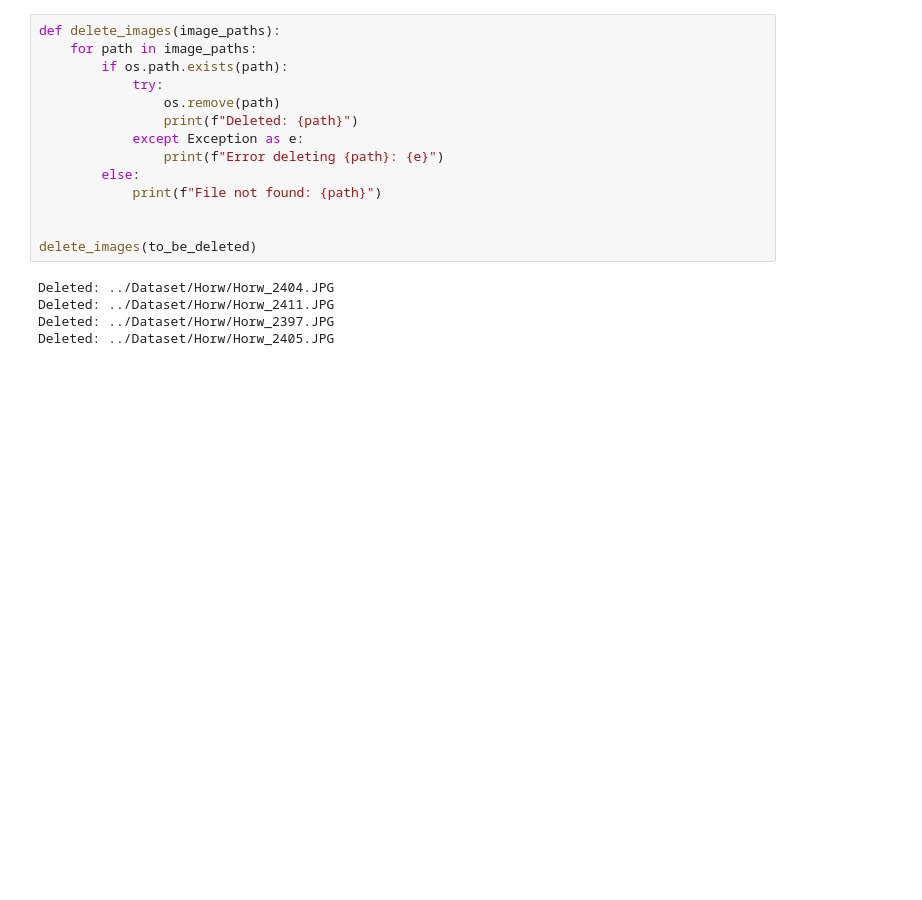
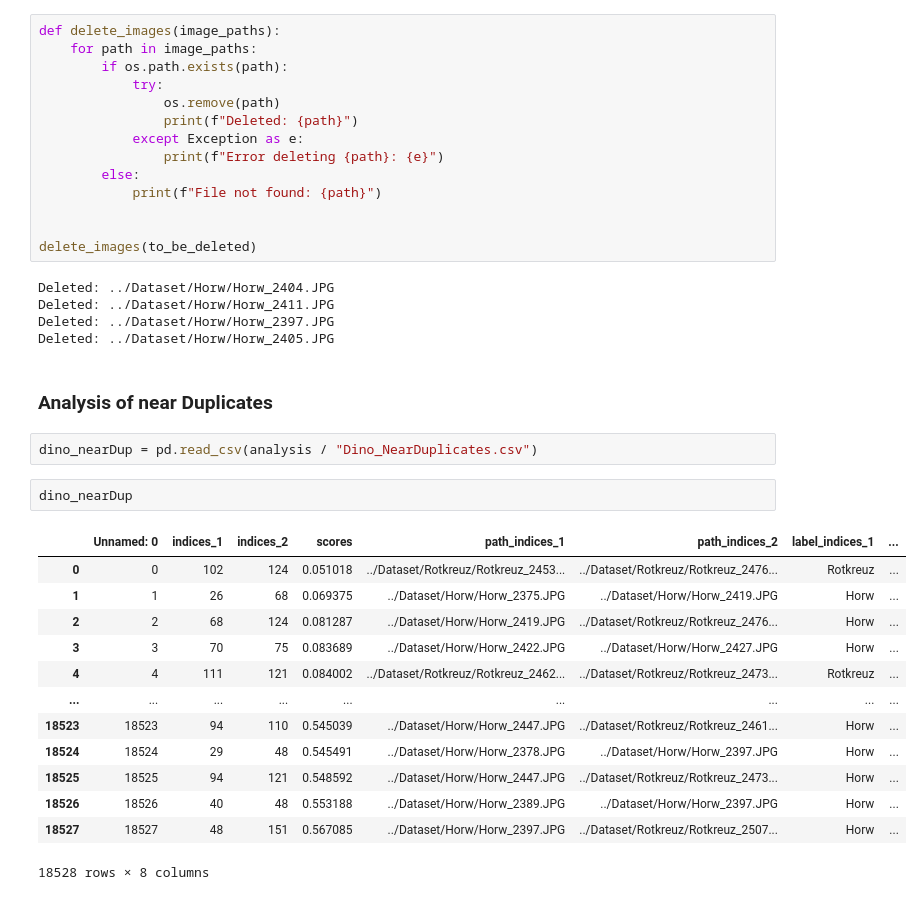
Before and after one commit to lucagaf/Presentation_SelfClean, a Jupyter notebook: Notebooks/Analyze V1.ipynb, the cells around one changed output. Cells and saved outputs as stored; diff of their text form; blank space fills up the shorter version.

```diff
--- a/Notebooks/Analyze V1.ipynb
+++ b/Notebooks/Analyze V1.ipynb
@@ -78,3 +70,23 @@ Deleted: ../Dataset/Horw/Horw_2404.JPG
 Deleted: ../Dataset/Horw/Horw_2411.JPG
 Deleted: ../Dataset/Horw/Horw_2397.JPG
 Deleted: ../Dataset/Horw/Horw_2405.JPG
+# %% [markdown]
+### Analysis of near Duplicates
+# %%
+dino_nearDup = pd.read_csv(analysis / "Dino_NearDuplicates.csv")
+# %%
+dino_nearDup
+# %% [output]
+|  | Unnamed: 0 | indices_1 | indices_2 | scores | path_indices_1 | path_indices_2 | label_indices_1 | ... |
+| 0 | 0 | 102 | 124 | 0.051018 | ../Dataset/Rotkreuz/Rotkreuz_2453... | ../Dataset/Rotkreuz/Rotkreuz_2476... | Rotkreuz | ... |
+| 1 | 1 | 26 | 68 | 0.069375 | ../Dataset/Horw/Horw_2375.JPG | ../Dataset/Horw/Horw_2419.JPG | Horw | ... |
+| 2 | 2 | 68 | 124 | 0.081287 | ../Dataset/Horw/Horw_2419.JPG | ../Dataset/Rotkreuz/Rotkreuz_2476... | Horw | ... |
+| 3 | 3 | 70 | 75 | 0.083689 | ../Dataset/Horw/Horw_2422.JPG | ../Dataset/Horw/Horw_2427.JPG | Horw | ... |
+| 4 | 4 | 111 | 121 | 0.084002 | ../Dataset/Rotkreuz/Rotkreuz_2462... | ../Dataset/Rotkreuz/Rotkreuz_2473... | Rotkreuz | ... |
+| ... | ... | ... | ... | ... | ... | ... | ... | ... |
+| 18523 | 18523 | 94 | 110 | 0.545039 | ../Dataset/Horw/Horw_2447.JPG | ../Dataset/Rotkreuz/Rotkreuz_2461... | Horw | ... |
+| 18524 | 18524 | 29 | 48 | 0.545491 | ../Dataset/Horw/Horw_2378.JPG | ../Dataset/Horw/Horw_2397.JPG | Horw | ... |
+| 18525 | 18525 | 94 | 121 | 0.548592 | ../Dataset/Horw/Horw_2447.JPG | ../Dataset/Rotkreuz/Rotkreuz_2473... | Horw | ... |
+| 18526 | 18526 | 40 | 48 | 0.553188 | ../Dataset/Horw/Horw_2389.JPG | ../Dataset/Horw/Horw_2397.JPG | Horw | ... |
+| 18527 | 18527 | 48 | 151 | 0.567085 | ../Dataset/Horw/Horw_2397.JPG | ../Dataset/Rotkreuz/Rotkreuz_2507... | Horw | ... |
+18528 rows × 8 columns
```
Also changed, not shown: parts of 3 cells of this notebook, 5 other files.
